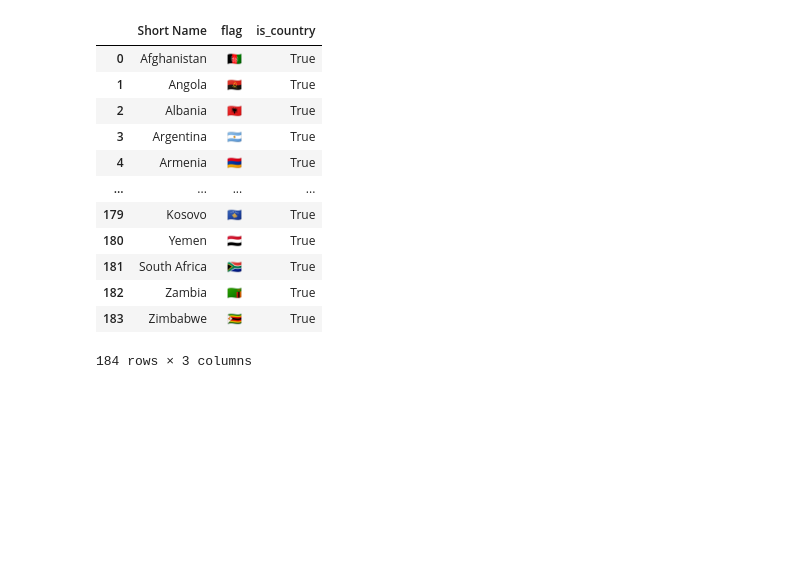
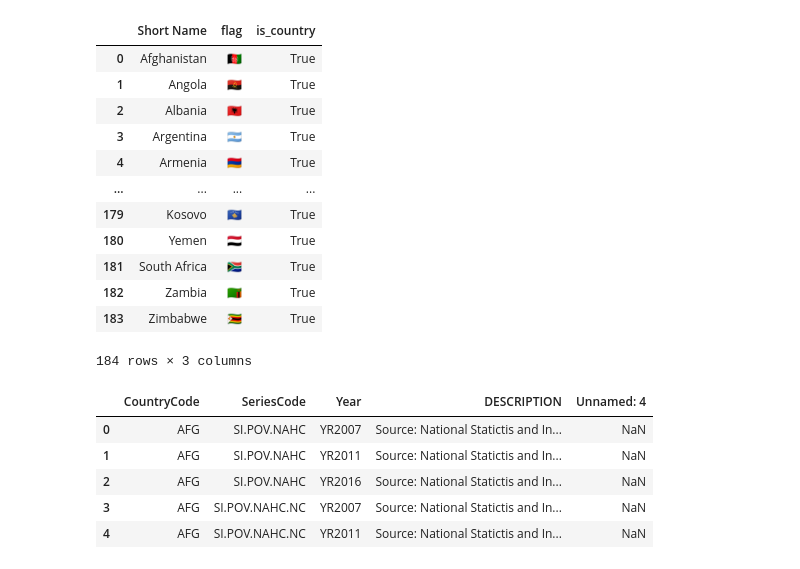
Before and after one commit to alex-chin/Interactive-Dashboards-and-Data-Apps-with-Plotly-and-Dash, a Jupyter notebook: chapter_04/my04-2.ipynb, the cells around one changed output. Cells and saved outputs as stored; diff of their text form; code cells hidden in the pictures; blank space fills up the shorter version.

```diff
--- a/chapter_04/my04-2.ipynb
+++ b/chapter_04/my04-2.ipynb
@@ -206,3 +205,14 @@ country[['Short Name', 'flag', 'is_country']]
 | 182 | Zambia | 🇿🇲 | True |
 | 183 | Zimbabwe | 🇿🇼 | True |
 184 rows × 3 columns
+# %%
+footnote = pd.read_csv('../data/PovStatsFootNote.csv')
+# %%
+footnote.head()
+# %% [output]
+|  | CountryCode | SeriesCode | Year | DESCRIPTION | Unnamed: 4 |
+| 0 | AFG | SI.POV.NAHC | YR2007 | Source: National Statictis and In... | NaN |
+| 1 | AFG | SI.POV.NAHC | YR2011 | Source: National Statictis and In... | NaN |
+| 2 | AFG | SI.POV.NAHC | YR2016 | Source: National Statictis and In... | NaN |
+| 3 | AFG | SI.POV.NAHC.NC | YR2007 | Source: National Statictis and In... | NaN |
+| 4 | AFG | SI.POV.NAHC.NC | YR2011 | Source: National Statictis and In... | NaN |
```
Also changed, not shown: parts of 10 cells of this notebook, 1 other file.
